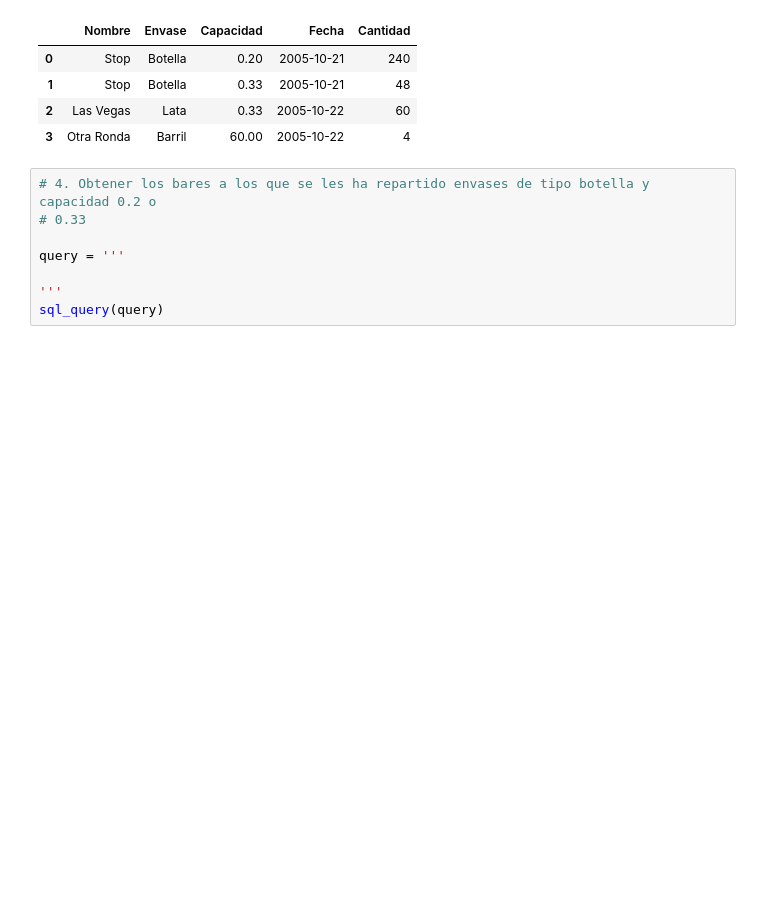
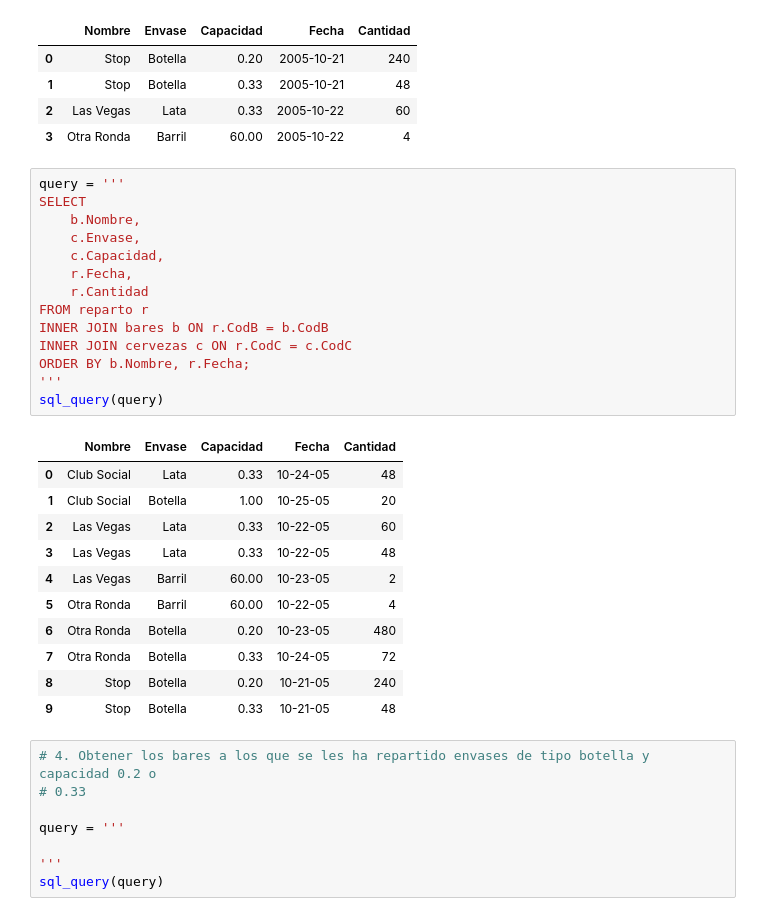
Before and after one commit to bgranda/0926_ds_sql_thebridge, a Jupyter notebook: Practica/1-Ejercicios/Cervezas/cervezas - vacío.ipynb, the cells around one changed output. Cells and saved outputs as stored; diff of their text form; blank space fills up the shorter version.

```diff
--- a/Practica/1-Ejercicios/Cervezas/cervezas - vacío.ipynb
+++ b/Practica/1-Ejercicios/Cervezas/cervezas - vacío.ipynb
@@ -252,6 +255,32 @@ sql_query(query)
 | 1 | Stop | Botella | 0.33 | 2005-10-21 | 48 |
 | 2 | Las Vegas | Lata | 0.33 | 2005-10-22 | 60 |
 | 3 | Otra Ronda | Barril | 60.00 | 2005-10-22 | 4 |
+# %%
+query = '''
+SELECT
+    b.Nombre,
+    c.Envase,
+    c.Capacidad,
+    r.Fecha,
+    r.Cantidad
+FROM reparto r
+INNER JOIN bares b ON r.CodB = b.CodB
+INNER JOIN cervezas c ON r.CodC = c.CodC
+ORDER BY b.Nombre, r.Fecha;
+'''
+sql_query(query)
+# %% [output]
+|  | Nombre | Envase | Capacidad | Fecha | Cantidad |
+| 0 | Club Social | Lata | 0.33 | 10-24-05 | 48 |
+| 1 | Club Social | Botella | 1.00 | 10-25-05 | 20 |
+| 2 | Las Vegas | Lata | 0.33 | 10-22-05 | 60 |
+| 3 | Las Vegas | Lata | 0.33 | 10-22-05 | 48 |
+| 4 | Las Vegas | Barril | 60.00 | 10-23-05 | 2 |
+| 5 | Otra Ronda | Barril | 60.00 | 10-22-05 | 4 |
+| 6 | Otra Ronda | Botella | 0.20 | 10-23-05 | 480 |
+| 7 | Otra Ronda | Botella | 0.33 | 10-24-05 | 72 |
+| 8 | Stop | Botella | 0.20 | 10-21-05 | 240 |
+| 9 | Stop | Botella | 0.33 | 10-21-05 | 48 |
 # %%
 # 4. Obtener los bares a los que se les ha repartido envases de tipo botella y capacidad 0.2 o
 # 0.33
```
Also changed, not shown: parts of 3 cells of this notebook, 2 other files.
